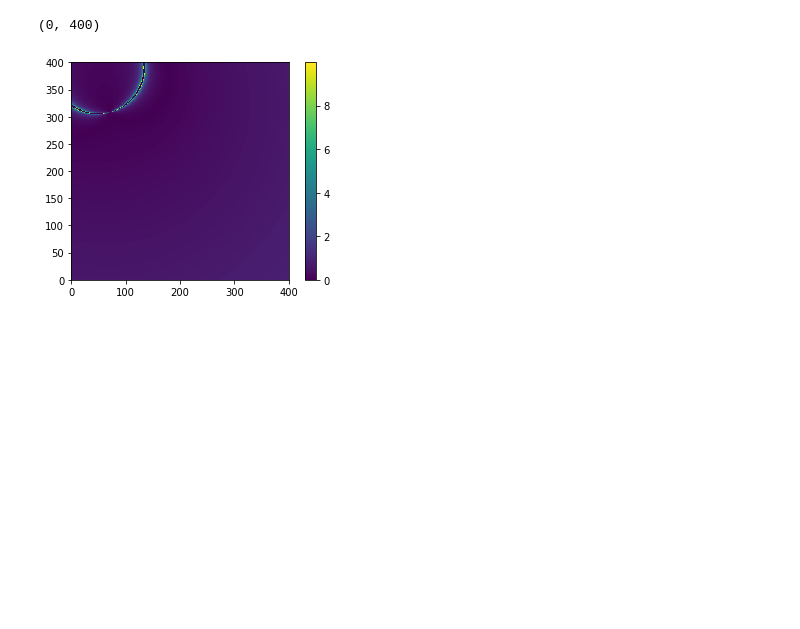
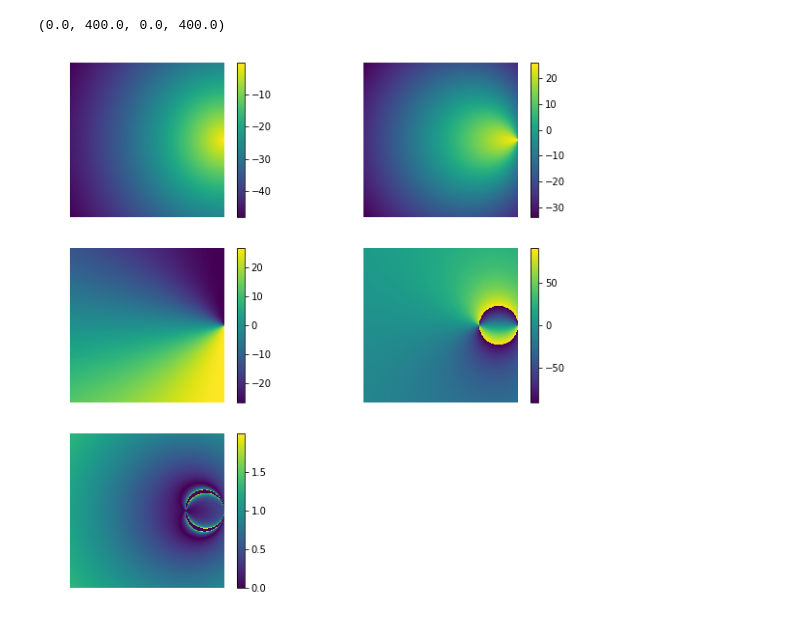
Before and after one commit to GWUvision/Glitter_Physics_Model, a Jupyter notebook: glitter.ipynb, the cells around one changed output. Drawn from its saved outputs; the diff is of its cells as text; code cells hidden in the pictures; blank space fills up the shorter version.

```diff
--- a/glitter.ipynb
+++ b/glitter.ipynb
@@ -74,34 +82,73 @@ base_g_lower_left = np.asarray([1258,883,78])
 ang = 0.37690927032482102
 # %%
 Grid_size = 1
-T_Grid_ori = np.asarray([40,50,0])
+T_Grid_ori = np.asarray([0,0,0])
 
 # light
 T_Light = np.matmul(rot_y(-ang),base_g_lower_left-light)
 T_Light[2]=-T_Light[2]
 T_Light = T_Light[[1,2,0]]
+T_Light = np.asarray([400,200,400])
 
 # camera
 h_ccd = 35
 T_camera = np.matmul(rot_y(-ang),base_g_lower_left-camera)
 T_camera[2]=-T_camera[2]
 T_camera = T_camera[[1,2,0]]
+T_camera = np.asarray([200,200,400])
 
 x = 400
 y = 400
-gl = np.zeros((y,x))
-for i in range(y):
-    for j in range(x):
+gl = np.zeros((x,y))
+phi_in = np.zeros((x,y))
+ang_ot = np.zeros((x,y))
+phi_ot = np.zeros((x,y))
+the_ot = np.zeros((x,y))
+psi_ot = np.zeros((x,y))
+for i in range(x):
+    for j in range(y):
         T_Grid = np.asarray([(i+0.5)*Grid_size,(j+0.5)*Grid_size,0])
         pixel = T_Grid+T_Grid_ori
-        gl[i,j] = color(T_Light, T_camera, pixel)
-
-gl[gl>10]=0
-plt.imshow(gl)
-
-plt.colorbar()
-plt.ylim([0,x])
-plt.xlim([0,y])
+        gl[i,j],phi_in[i,j],ang_ot[i,j],phi_ot[i,j],the_ot[i,j],psi_ot[i,j] = color(T_Light, T_camera, pixel)
-# %% [output]
-(0, 400)
-[figure, removed]
+# %%
+gl[gl>2]=0
+plt.figure(figsize=(10,10))
+r,c = 3,2
+plt.subplot(r, c, 1)
+plt.imshow(np.transpose(phi_in))
+plt.colorbar()
+plt.ylim([0,x])
+plt.xlim([0,y])
+plt.axis('off')
+
+plt.subplot(r, c, 2)
+# phi_ot[phi_ot>0]=0
+plt.imshow(np.transpose(phi_ot))
+plt.colorbar()
+plt.ylim([0,x])
+plt.xlim([0,y])
+plt.axis('off')
+
+plt.subplot(r, c, 3)
+plt.imshow(np.transpose(the_ot))
+plt.colorbar()
+plt.ylim([0,x])
+plt.xlim([0,y])
+plt.axis('off')
+
+plt.subplot(r, c, 4)
+plt.imshow(np.transpose(psi_ot))
+plt.colorbar()
+plt.ylim([0,x])
+plt.xlim([0,y])
+plt.axis('off')
+
+plt.subplot(r, c, 5)
+plt.imshow(np.transpose(gl))
+plt.colorbar()
+plt.ylim([0,x])
+plt.xlim([0,y])
+plt.axis('off')
+# %% [output]
+(0.0, 400.0, 0.0, 400.0)
+[figure, added]
```
Also changed, not shown: parts of 2 cells of this notebook.
